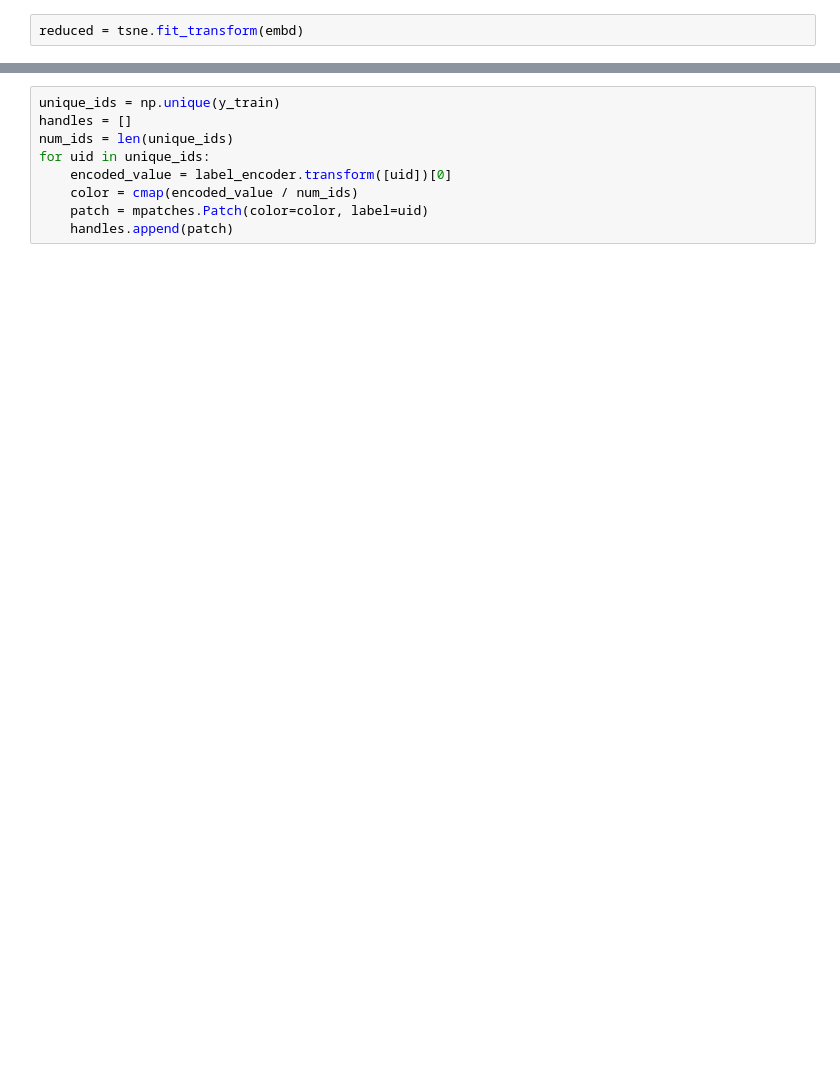
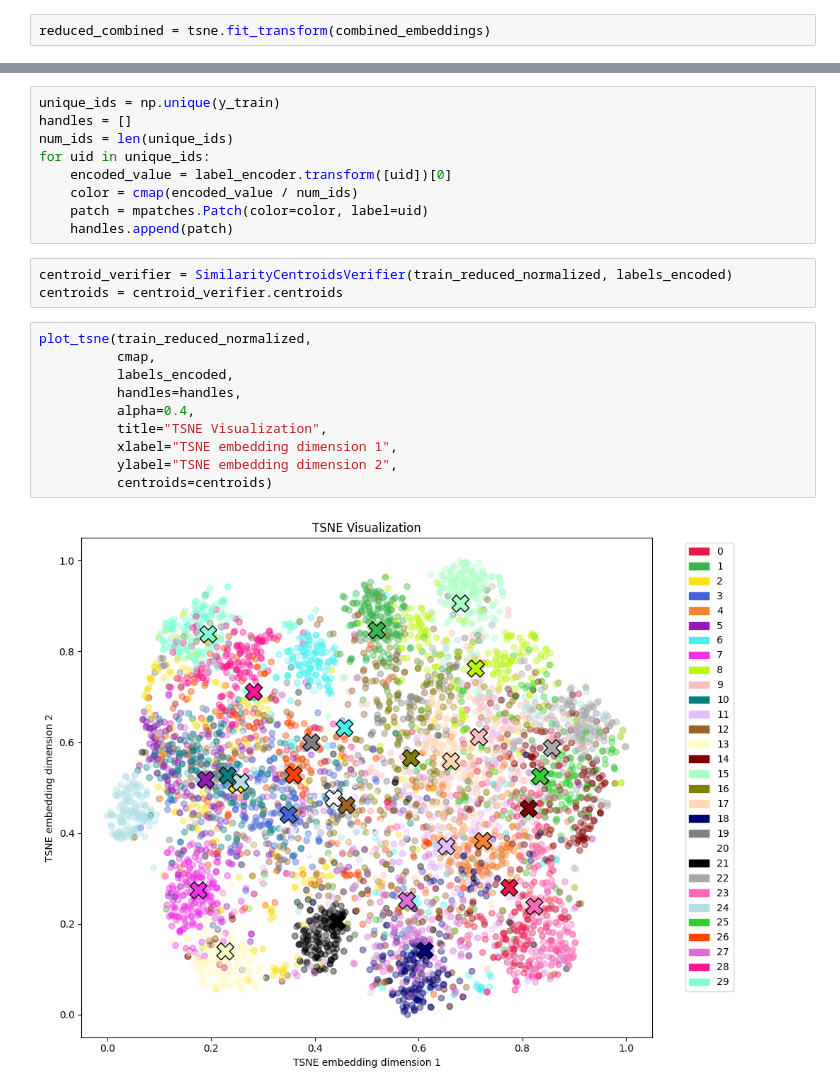
Before and after one commit to KN-Neuron/NeuroGuard-AI, a Jupyter notebook: notebooks/JS_EDA_Proxy.ipynb, the cells around one changed output, grey strips where cells are left out. Saved outputs shown, nothing was run; the diff lists cells and outputs as text; blank space fills up the shorter version.

```diff
--- a/notebooks/JS_EDA_Proxy.ipynb
+++ b/notebooks/JS_EDA_Proxy.ipynb
@@ -362,3 +363,3 @@ embd.shape
 # %%
-reduced = tsne.fit_transform(embd)
+reduced_combined = tsne.fit_transform(combined_embeddings)
 # %%
@@ -389,4 +389,19 @@ for uid in unique_ids:
     color = cmap(encoded_value / num_ids)
     patch = mpatches.Patch(color=color, label=uid)
     handles.append(patch)
+# %%
+centroid_verifier = SimilarityCentroidsVerifier(train_reduced_normalized, labels_encoded)
+centroids = centroid_verifier.centroids
+# %%
+plot_tsne(train_reduced_normalized,
+          cmap,
+          labels_encoded,
+          handles=handles,
+          alpha=0.4,
+          title="TSNE Visualization",
+          xlabel="TSNE embedding dimension 1",
+          ylabel="TSNE embedding dimension 2",
+          centroids=centroids)
+# %% [output]
+[figure, added]
 # %%
```
Also changed, not shown: parts of 25 cells of this notebook, 7 other files.
